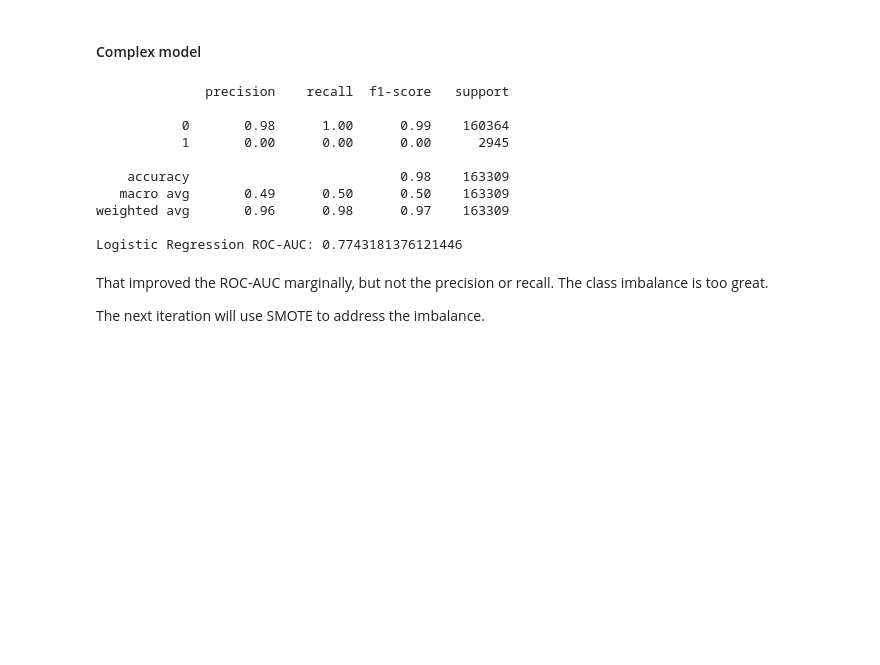
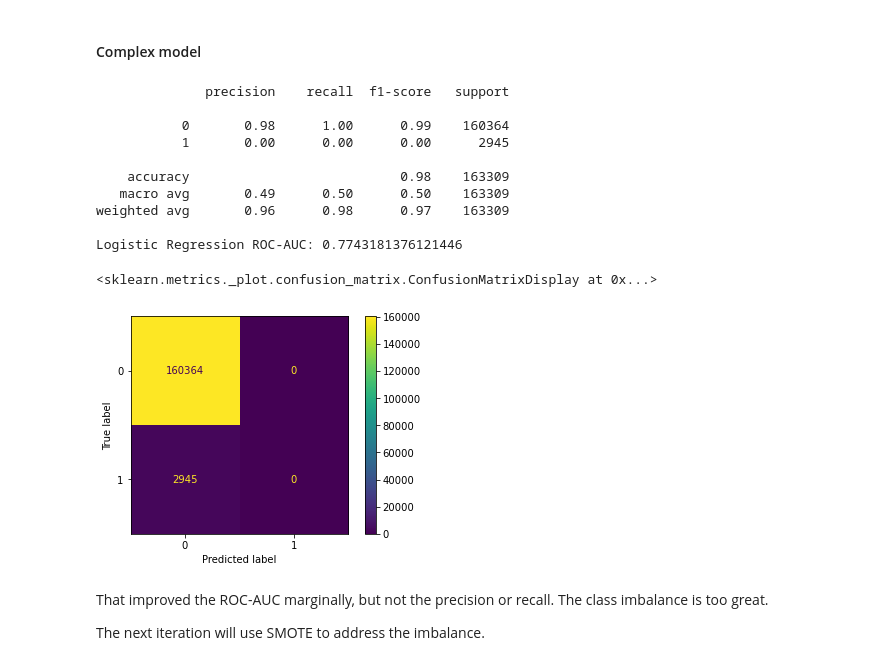
Before and after one commit to karisteph/Chicago_Car_Crashes_Analysis, a Jupyter notebook: Chicago_Car_Crashes_Analysis.ipynb, the cells around one changed output. Cells and saved outputs as stored; diff of their text form; code cells hidden in the pictures; blank space fills up the shorter version.

```diff
--- a/Chicago_Car_Crashes_Analysis.ipynb
+++ b/Chicago_Car_Crashes_Analysis.ipynb
@@ -268,33 +280,47 @@ ohe = OneHotEncoder(sparse=False, drop='first')
 cat_columns = ['SEASON', 'TIME_BLOCK']
 
 # Encode training data
 X_train_ohe = ohe.fit_transform(X_train[cat_columns])
 feature_names = ohe.get_feature_names(cat_columns)
 X_train_ohe_df = pd.DataFrame(X_train_ohe, columns=feature_names, index=X_train.index)
 X_train_final = pd.concat([X_train.drop(columns=cat_columns, axis=1), X_train_ohe_df], axis=1)
 
 # Encode test data
 X_test_ohe = ohe.transform(X_test[cat_columns])
 feature_names = ohe.get_feature_names(cat_columns)
 X_test_ohe_df = pd.DataFrame(X_test_ohe, columns=feature_names, index=X_test.index)
 X_test_final = pd.concat([X_test.drop(columns=cat_columns, axis=1), X_test_ohe_df], axis=1)
 
+# Instantiate a new logistic regression object
 logreg_complex = LogisticRegression()
+
+# Fit the object on the encoded training data
 logreg_complex.fit(X_train_final, y_train)
+
+# Make predictions using the fitted model using the test data
 y_pred_complex = logreg_complex.predict(X_test_final)
+
+# Calculate confusion matrix
+cm = confusion_matrix(y_test, y_pred_complex)
+
+# Display results
 print(classification_report(y_test, y_pred_complex))
 print("Logistic Regression ROC-AUC:", roc_auc_score(y_test, logreg_complex.predict_proba(X_test_final)[:, 1]))
+disp = ConfusionMatrixDisplay(confusion_matrix=cm)
+disp.plot()
 # %% [output]
               precision    recall  f1-score   support
 
            0       0.98      1.00      0.99    160364
            1       0.00      0.00      0.00      2945
 
     accuracy                           0.98    163309
    macro avg       0.49      0.50      0.50    163309
 weighted avg       0.96      0.98      0.97    163309
 
 Logistic Regression ROC-AUC: 0.7743181376121446
+<sklearn.metrics._plot.confusion_matrix.ConfusionMatrixDisplay at 0x...>
+[figure, added]
 # %% [markdown]
 That improved the ROC-AUC marginally, but not the precision or recall.  The class imbalance is too great.
 
```
Also changed, not shown: parts of 6 cells of this notebook.
